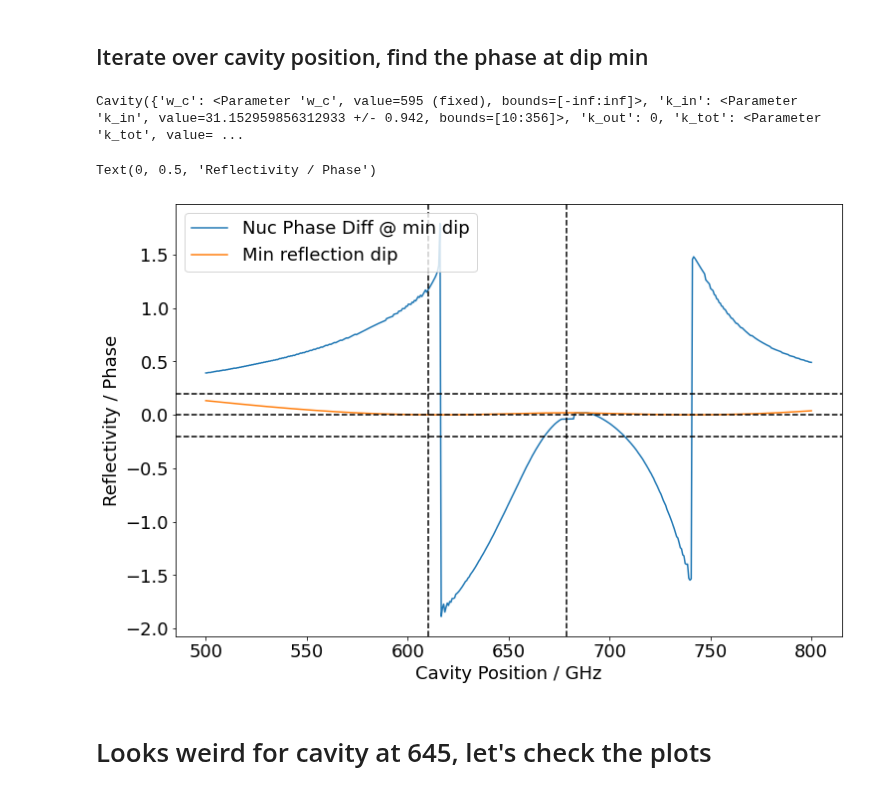
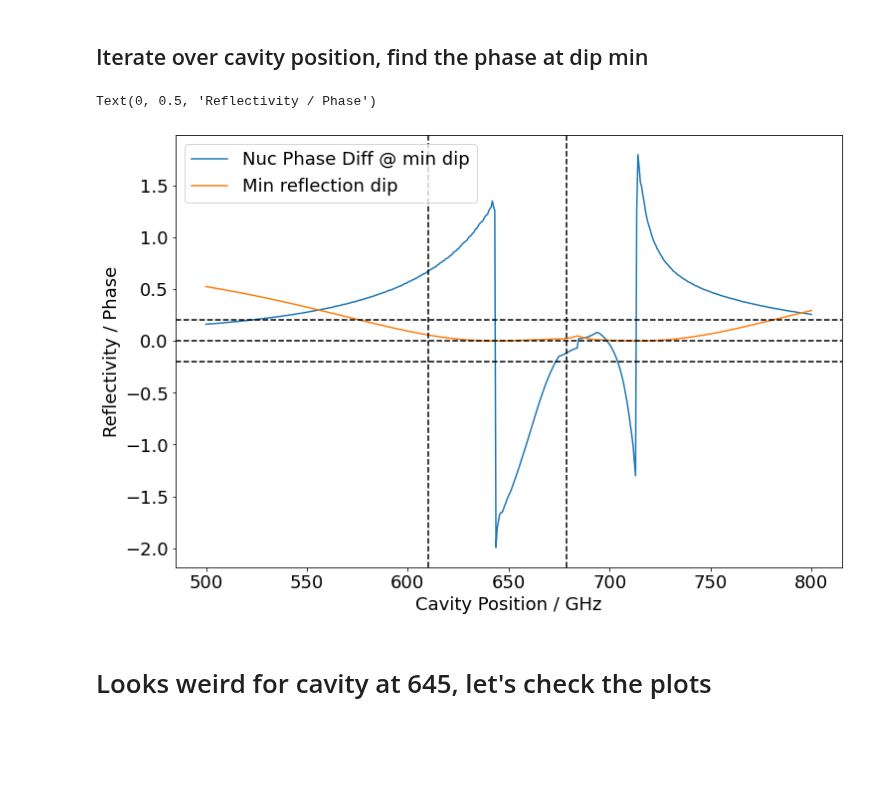
Before and after one commit to huanyanqi/siv-cqed-model, a Jupyter notebook: notebooks/20210907_DiosBLBb02_test_detuning.ipynb, the cells around one changed output. Cells and saved outputs as stored; diff of their text form; code cells hidden in the pictures; blank space fills up the shorter version.

```diff
--- a/notebooks/20210907_DiosBLBb02_test_detuning.ipynb
+++ b/notebooks/20210907_DiosBLBb02_test_detuning.ipynb
@@ -205,16 +214,19 @@ Text(0.5, 0, 'Frequency / GHz')
 # %%
 w_arr = np.linspace(678, 680, 120000)
+# w_arr = np.linspace(678, 685, 120000)
 fig, ax = plt.subplots(nrows=3, figsize=[8, 16])
 ax = ax.flatten()
 
 cavity_objects_copy = [copy.deepcopy(c) for c in cavity_objects]
 
 for c in cavity_objects_copy:
-    c.cavity_params["w_c"].value = 660
+    c.cavity_params["w_c"].value = 610
+#     c.qubit_params["g_up"].value = 20
 
     # Tweak with cavity kappas
-#     c.cavity_params["k_tot"].value = 200
+#     c.cavity_params["k_tot"].value = 120
 #     c.cavity_params["k_in"].value = 0.57 * c.cavity_params["k_tot"].value
+    pass
 
 # Plot reflectance and reflected phase for 4 states
 for c in cavity_objects_copy:
@@ -285,10 +297,6 @@ plt.legend()
 [figure]
 # %% [markdown]
 ## Iterate over cavity position, find the phase at dip min
-# %%
-cavity_objects_copy[0]
-# %% [output]
-Cavity({'w_c': <Parameter 'w_c', value=595 (fixed), bounds=[-inf:inf]>, 'k_in': <Parameter 'k_in', value=31.152959856312933 +/- 0.942, bounds=[10:356]>, 'k_out': 0, 'k_tot': <Parameter 'k_tot', value= ...
 # %%
 cavity_pos_arr = np.linspace(500, 800, 500)
 w_arr = np.linspace(678, 680, 6000)
@@ -304,38 +312,38 @@ for cavity_pos in cavity_pos_arr:
         c.cavity_params["w_c"].value = cavity_pos
 
         # Tweak to use the "real" kappas
-        c.cavity_params["k_tot"].value = 200
-        c.cavity_params["k_in"].value = 0.57 * c.cavity_params["k_tot"].value
+#         c.cavity_params["k_tot"].value = 200
+#         c.cavity_params["k_in"].value = 0.57 * c.cavity_params["k_tot"].value
 
     # Difference in phase between each pair of nuclear states
     phase_diff_01 = (cavity_objects_copy[0].reflected_phase(w_arr, 1) - cavity_objects_copy[1].reflected_phase(w_arr, 1))
 
     # Park laser at the min of the dip of state 00
     laser_freq_idx = np.argmin(cavity_objects_copy[0].reflectance(w_arr, 1))
     min_ref = np.min(cavity_objects_copy[0].reflectance(w_arr, 1))
     min_refs.append(min_ref)
 
     # Phase difference per photon at laser position
     phase_diff.append(phase_diff_01[laser_freq_idx])
 
 
 phase_diff = np.mod(phase_diff, 2*np.pi)
 phase_diff[phase_diff > np.pi] -= 2*np.pi
 
 plt.plot(cavity_pos_arr, phase_diff, label="Nuc Phase Diff @ min dip")
 plt.plot(cavity_pos_arr, min_refs, label="Min reflection dip")
 # plt.ylim(-0.4, 0.4)
 plt.axvline(610, c='k', ls='--')
 plt.axvline(678.6, c='k', ls='--')
 plt.axhline(0., c='k', ls='--')
 plt.axhline(0.2, c='k', ls='--')
 plt.axhline(-0.2, c='k', ls='--')
 plt.legend()
 plt.xlabel("Cavity Position / GHz")
 plt.ylabel("Reflectivity / Phase")
 # %% [output]
 Text(0, 0.5, 'Reflectivity / Phase')
-[figure, old version]
+[figure, new version]
 # %% [markdown]
 # Looks weird for cavity at 645, let's check the plots
 # %%
```
Also changed, not shown: parts of 5 cells of this notebook, 2 other files.
